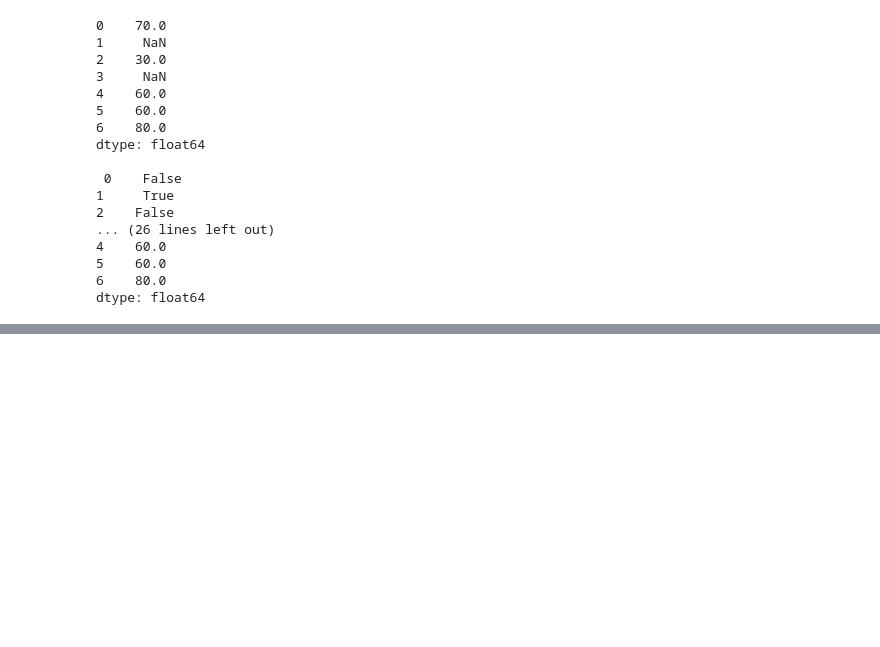
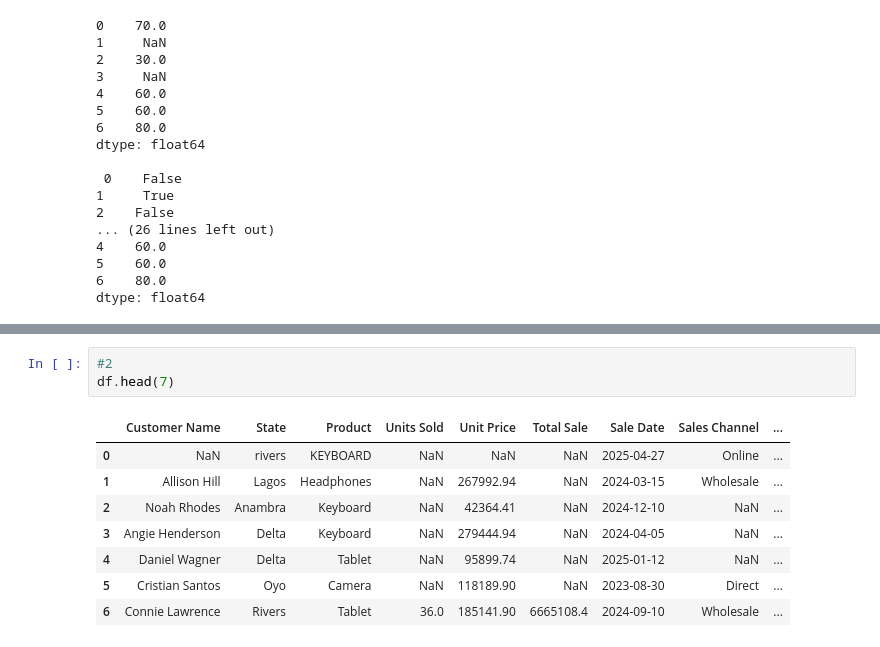
Before and after one commit to athulkrishnaks107-Aurex/pandas, a Jupyter notebook: DS_(PANDAS).ipynb, the cells around one changed output, grey strips where cells are left out. Cells and saved outputs as stored; diff of their text form; blank space fills up the shorter version.

```diff
--- a/DS_(PANDAS).ipynb
+++ b/DS_(PANDAS).ipynb
@@ -168,0 +328,12 @@ dtype: float64
+# %%
+#2
+df.head(7)
+# %% [output]
+|  | Customer Name | State | Product | Units Sold | Unit Price | Total Sale | Sale Date | Sales Channel | ... |
+| 0 | NaN | rivers | KEYBOARD | NaN | NaN | NaN | 2025-04-27 | Online | ... |
+| 1 | Allison Hill | Lagos | Headphones | NaN | 267992.94 | NaN | 2024-03-15 | Wholesale | ... |
+| 2 | Noah Rhodes | Anambra | Keyboard | NaN | 42364.41 | NaN | 2024-12-10 | NaN | ... |
+| 3 | Angie Henderson | Delta | Keyboard | NaN | 279444.94 | NaN | 2024-04-05 | NaN | ... |
+| 4 | Daniel Wagner | Delta | Tablet | NaN | 95899.74 | NaN | 2025-01-12 | NaN | ... |
+| 5 | Cristian Santos | Oyo | Camera | NaN | 118189.90 | NaN | 2023-08-30 | Direct | ... |
+| 6 | Connie Lawrence | Rivers | Tablet | 36.0 | 185141.90 | 6665108.4 | 2024-09-10 | Wholesale | ... |
```
Also changed, not shown: parts of 15 cells of this notebook.
